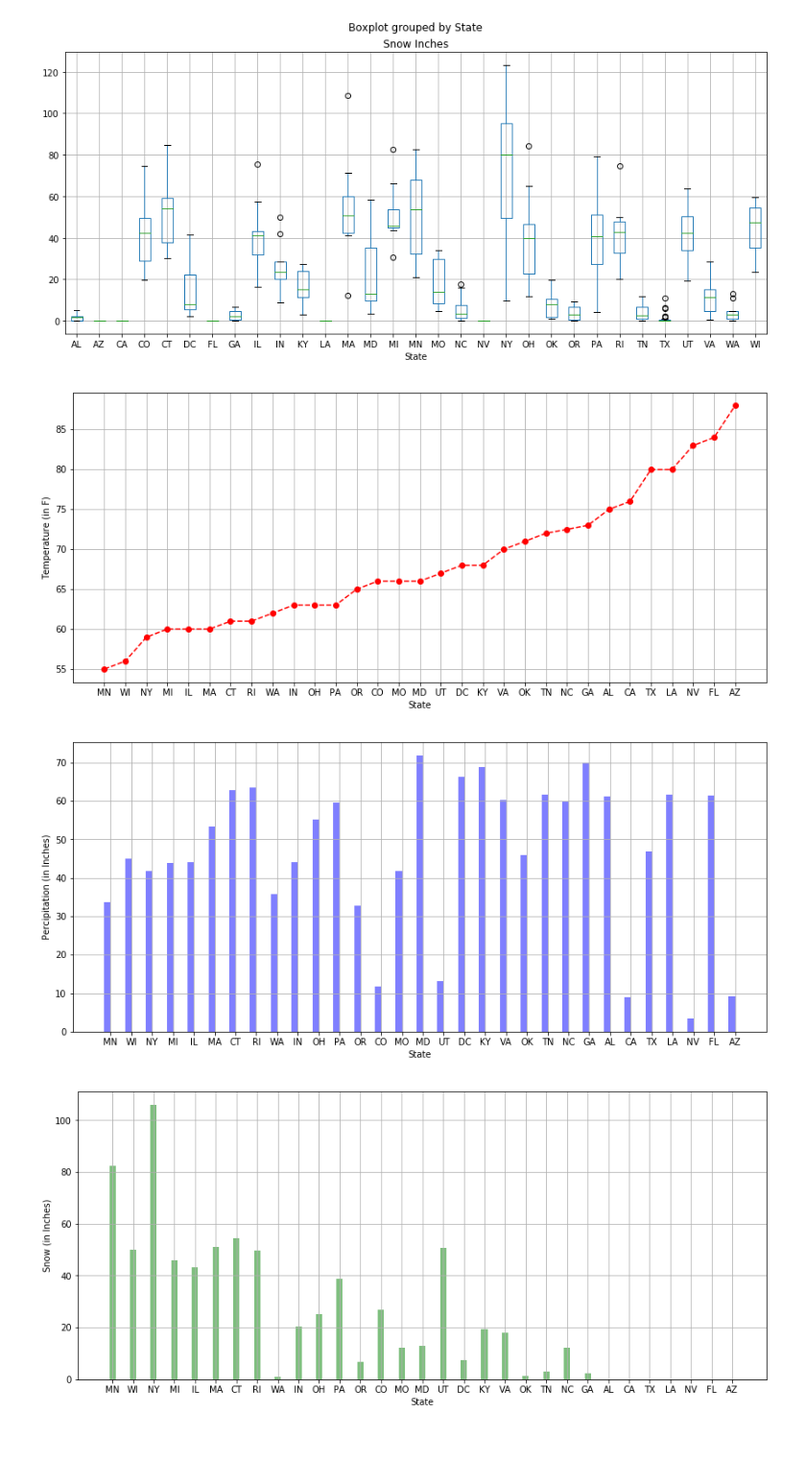
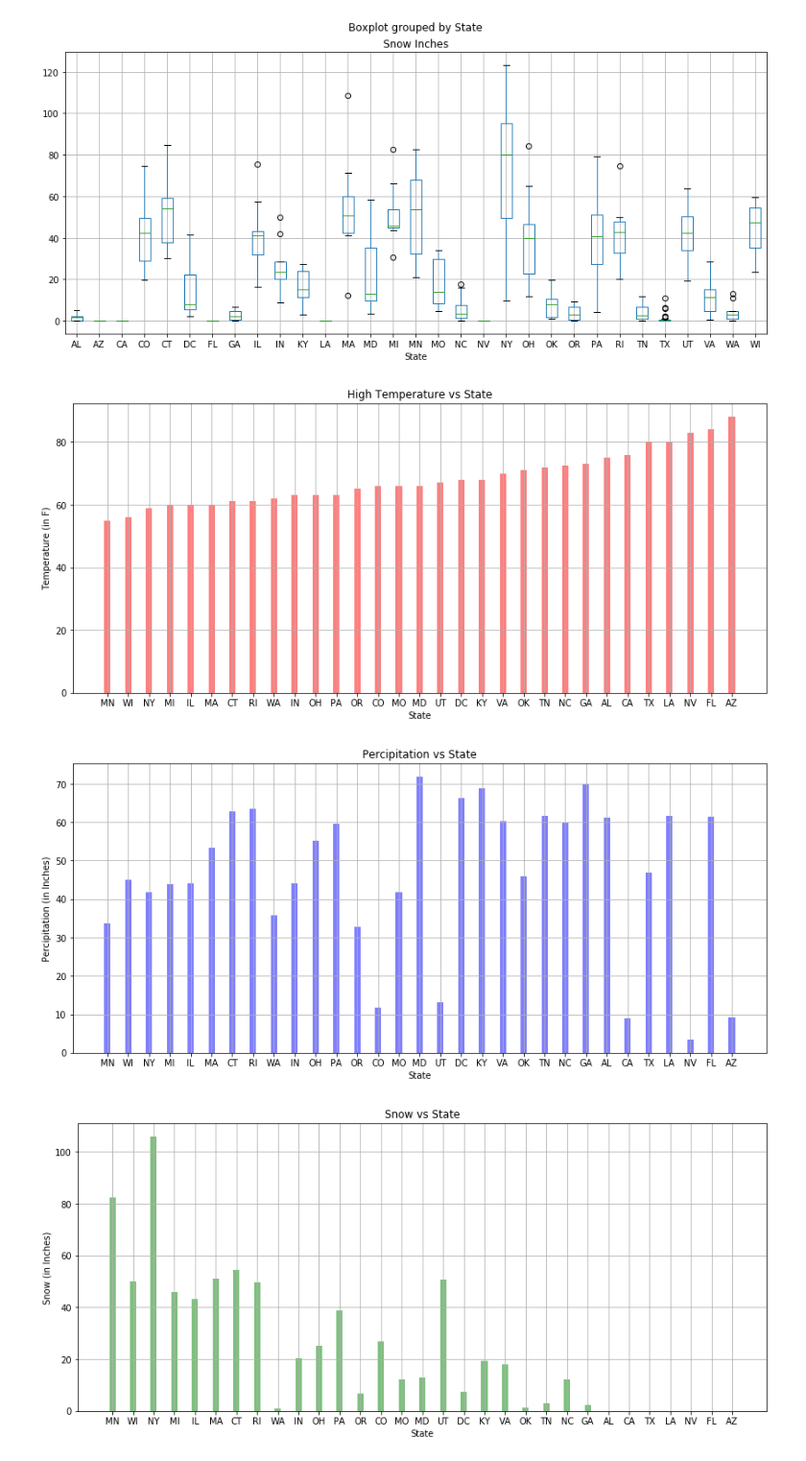
Before and after one commit to prakashbalasubramaniam/The_Incredible_Quad, a Jupyter notebook: Climate_analysis/climate_main_analysis.ipynb, the cells around one changed output. Shown: that part at 96% size. Cells and saved outputs as stored; diff of their text form; code cells hidden in the pictures.

```diff
--- a/Climate_analysis/climate_main_analysis.ipynb
+++ b/Climate_analysis/climate_main_analysis.ipynb
@@ -165,47 +165,41 @@ climate_data_df.boxplot("Snow Inches", by="State", figsize=(figsize_x, figsize_y
 [figure]
 [figure]
 # %%
+#setting bar stick width
+width = 0.3
+
+#plot High Temperature in F degree as bar chart
 fig, ax1 = plt.subplots(figsize=(figsize_x, figsize_y))
-#ax2 = ax1.twinx()
+plt.title('High Temperature vs State')
+ax1.grid()
+ax1.set_xlabel("State")
+ax1.set_ylabel("Temperature (in F)")
+percipitation = ax1.bar(climate_data_df_2018_sorted['State'],
+        climate_data_df_2018_sorted['Temp High °F'],
+        width=width, align='center', alpha=0.5, color='r')
 
-#plot high temp as line plot
-ax1.plot(climate_data_df_2018_sorted['State'], climate_data_df_2018_sorted['Temp High °F'], '--ro')
-
-#plot Percipitation and Snow in inches as bar chart
-width = 0.3
+#plot Percipitation in Inches as bar chart
 fig, ax2 = plt.subplots(figsize=(figsize_x, figsize_y))
-
-
+plt.title("Percipitation vs State")
+ax2.grid()
+ax2.set_xlabel("State")
+ax2.set_ylabel("Percipitation (in Inches)")
 percipitation = ax2.bar(climate_data_df_2018_sorted['State'],
         climate_data_df_2018_sorted['Percipitation Inches'],
-        width=width*-1, align='edge', alpha=0.5, color='b')
+        width=width, align='center', alpha=0.5, color='b')
 
+#plot Snow in Inches as bar chart
 fig, ax3 = plt.subplots(figsize=(figsize_x, figsize_y))
+plt.title("Snow vs State")
+ax3.grid()
+ax3.set_xlabel("State")
+ax3.set_ylabel("Snow (in Inches)")
 snow = ax3.bar(climate_data_df_2018_sorted['State'],
         climate_data_df_2018_sorted['Snow Inches'],
         width=width, align='center', alpha=0.5, color='g')
 
-#turn on grid
-ax1.grid()
-ax2.grid()
-ax3.grid()
-
-
-#handles, ax1labels = ax1.get_legend_handles_labels()
-#ax1.legend(handles, ax1labels)
-#Call function to populate labels onto chart
-
-
-#Label chart axises and title
-ax1.set_xlabel("State")
-ax2.set_xlabel("State")
-ax3.set_xlabel("State")
-ax1.set_ylabel("Temperature (in F)")
-ax2.set_ylabel("Percipitation (in Inches)")
-ax3.set_ylabel("Snow (in Inches)")
-
 plt.show()
 # %% [output]
-[figure, old version]
+[figure, new version]
-[figure, old version]
+[figure, new version]
-[figure, old version]
+[figure, new version]
```
Also changed, not shown: parts of 3 cells of this notebook, 1 other file.
